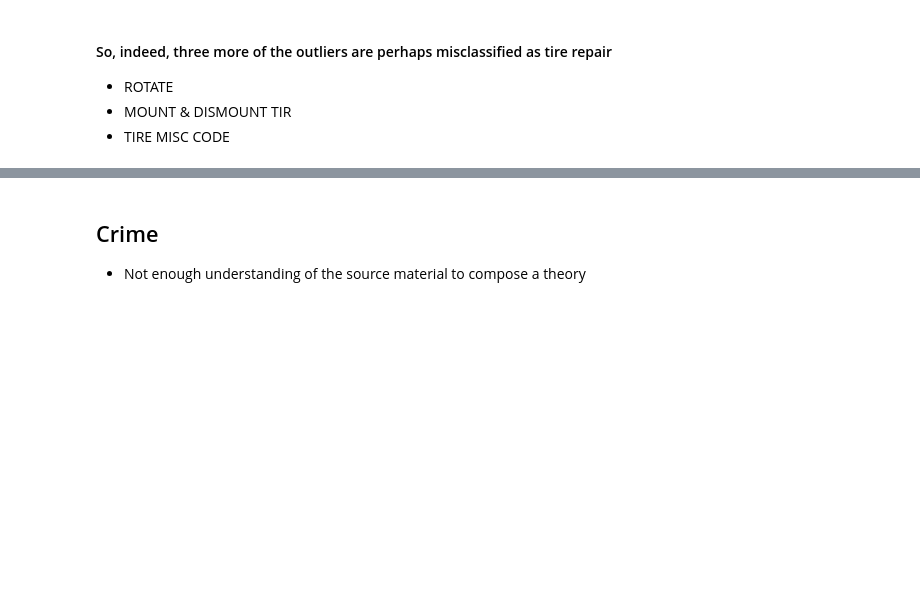
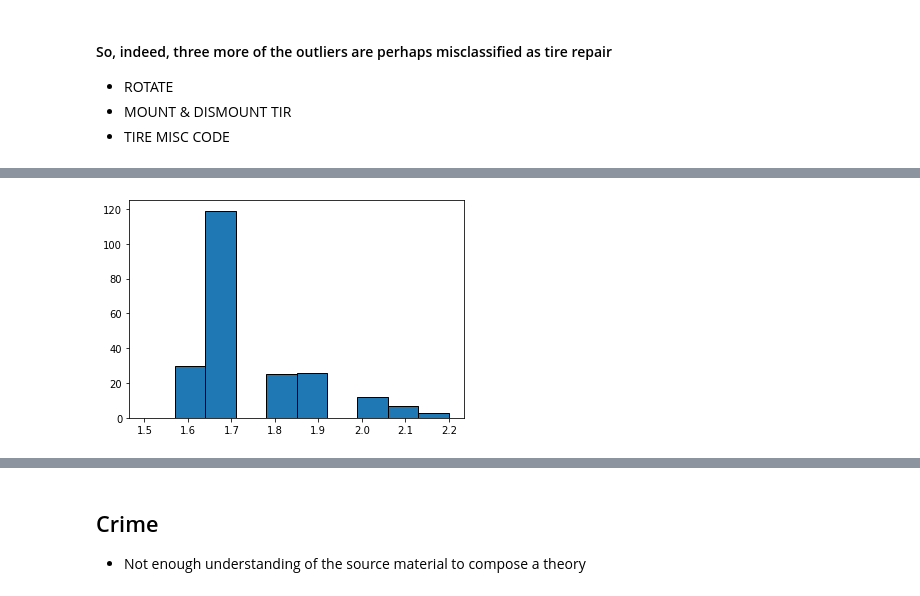
Before and after one commit to holman-data-science/data-science-interview-eval, a Jupyter notebook: Outlier Investigation.ipynb, the cells around one changed output, grey strips where cells are left out. Drawn from its saved outputs; the diff is of its cells as text; code cells hidden in the pictures; blank space fills up the shorter version.

```diff
--- a/Outlier Investigation.ipynb
+++ b/Outlier Investigation.ipynb
@@ -149,0 +206,6 @@ TIRE MISC CODE  1   1
+# %%
+# Let's get a closer look at the highest ranges
+plt.hist(high_end_df['num_tires'], edgecolor='black', range=[1.5, 2.2])
+plt.show()
+# %% [output]
+[figure, added]
```
Also changed, not shown: parts of 5 cells of this notebook.
